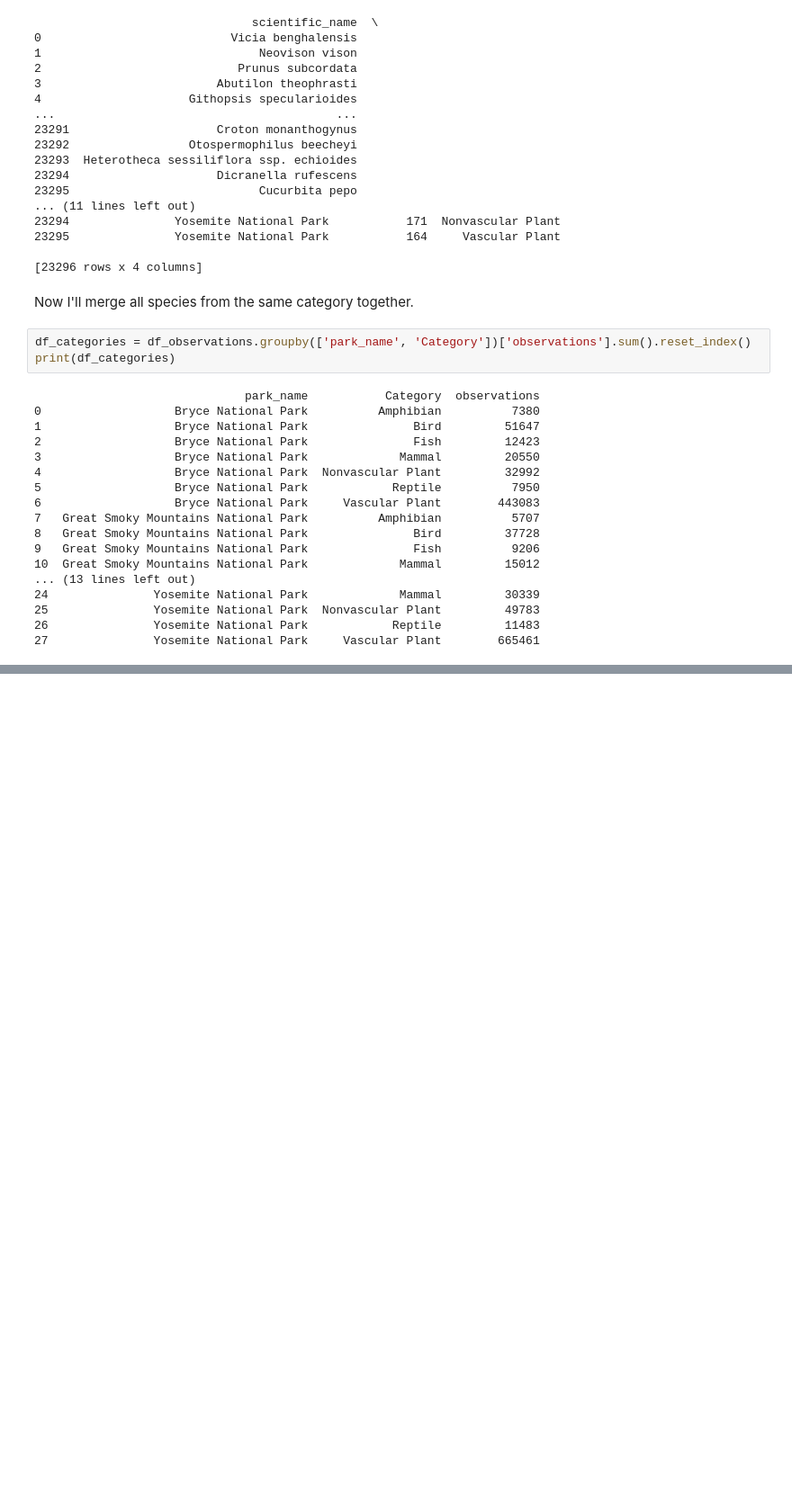
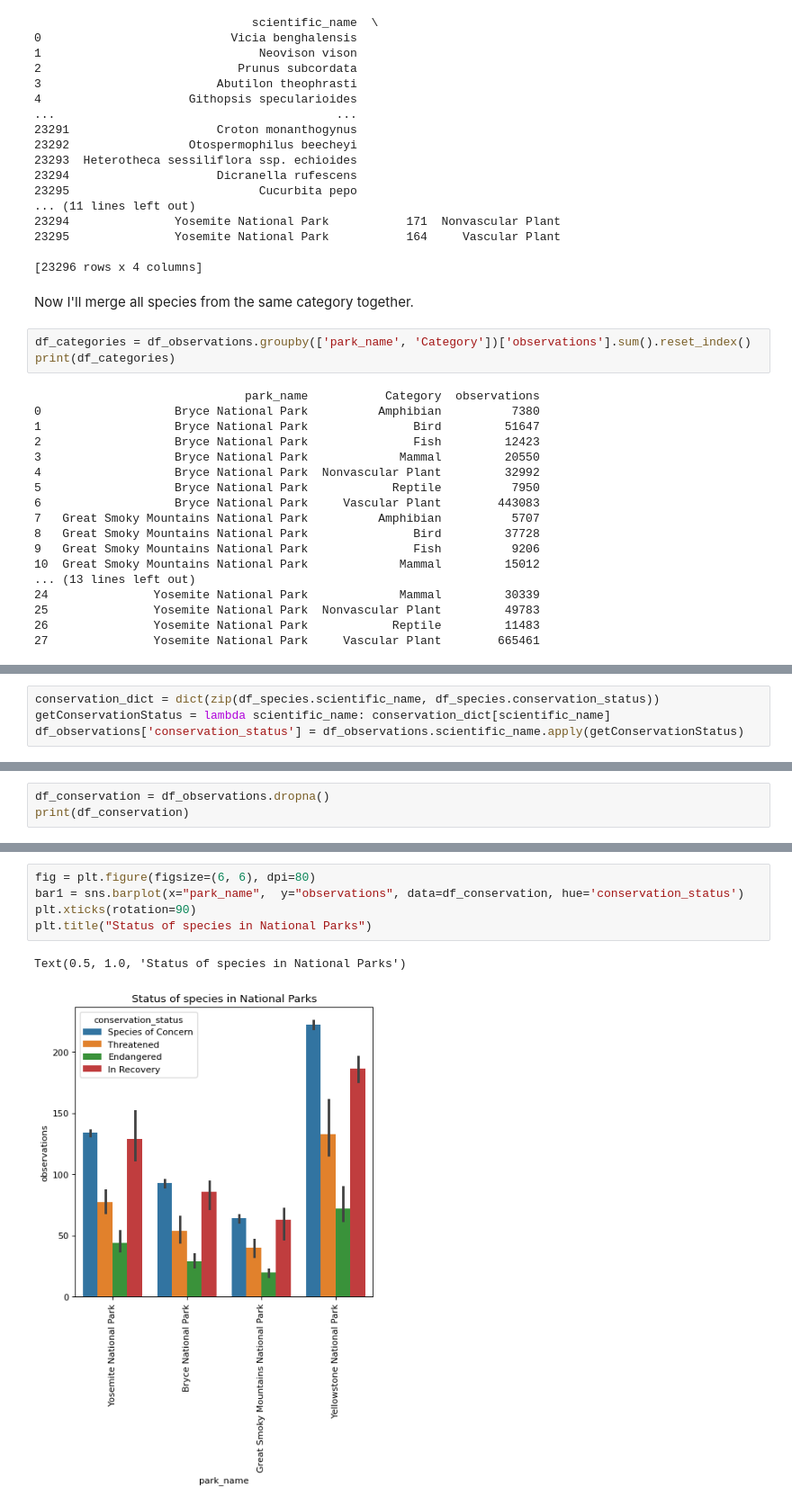
Before and after one commit to jaredjay91/Biodiversity-in-National-Parks, a Jupyter notebook: biodiversity.ipynb, the cells around one changed output, grey strips where cells are left out. Shown: that part at 90% size. Cells and saved outputs as stored; diff of their text form; blank space fills up the shorter version.

```diff
--- a/biodiversity.ipynb
+++ b/biodiversity.ipynb
@@ -121,0 +132,4 @@ plt.xticks(rotation=90)
+# %%
+conservation_dict = dict(zip(df_species.scientific_name, df_species.conservation_status))
+getConservationStatus = lambda scientific_name: conservation_dict[scientific_name]
+df_observations['conservation_status'] = df_observations.scientific_name.apply(getConservationStatus)
@@ -121,0 +138,3 @@ plt.xticks(rotation=90)
+# %%
+df_conservation = df_observations.dropna()
+print(df_conservation)
@@ -121,0 +159,8 @@ plt.xticks(rotation=90)
+# %%
+fig = plt.figure(figsize=(6, 6), dpi=80)
+bar1 = sns.barplot(x="park_name",  y="observations", data=df_conservation, hue='conservation_status')
+plt.xticks(rotation=90)
+plt.title("Status of species in National Parks")
+# %% [output]
+Text(0.5, 1.0, 'Status of species in National Parks')
+[figure, added]
```
Also changed, not shown: parts of 10 cells of this notebook.
